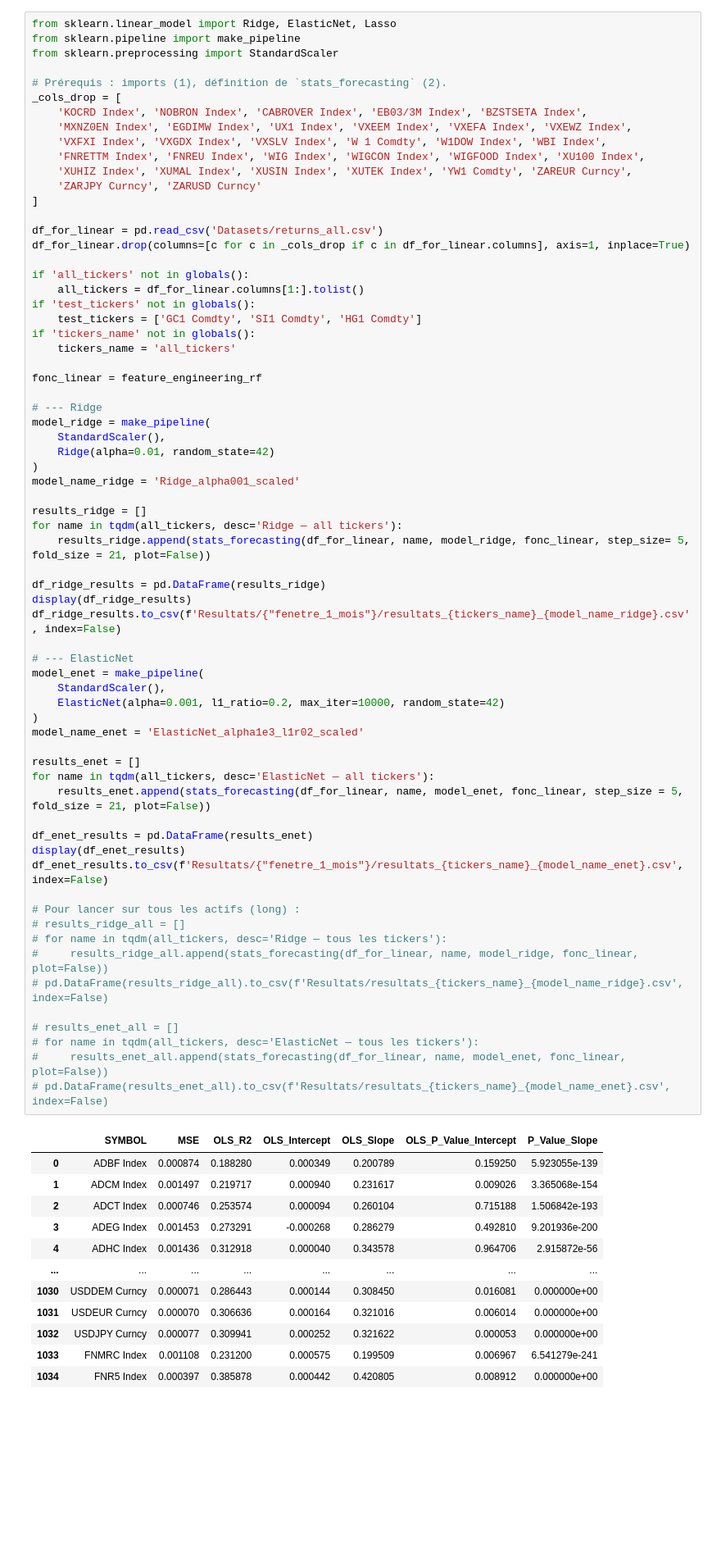
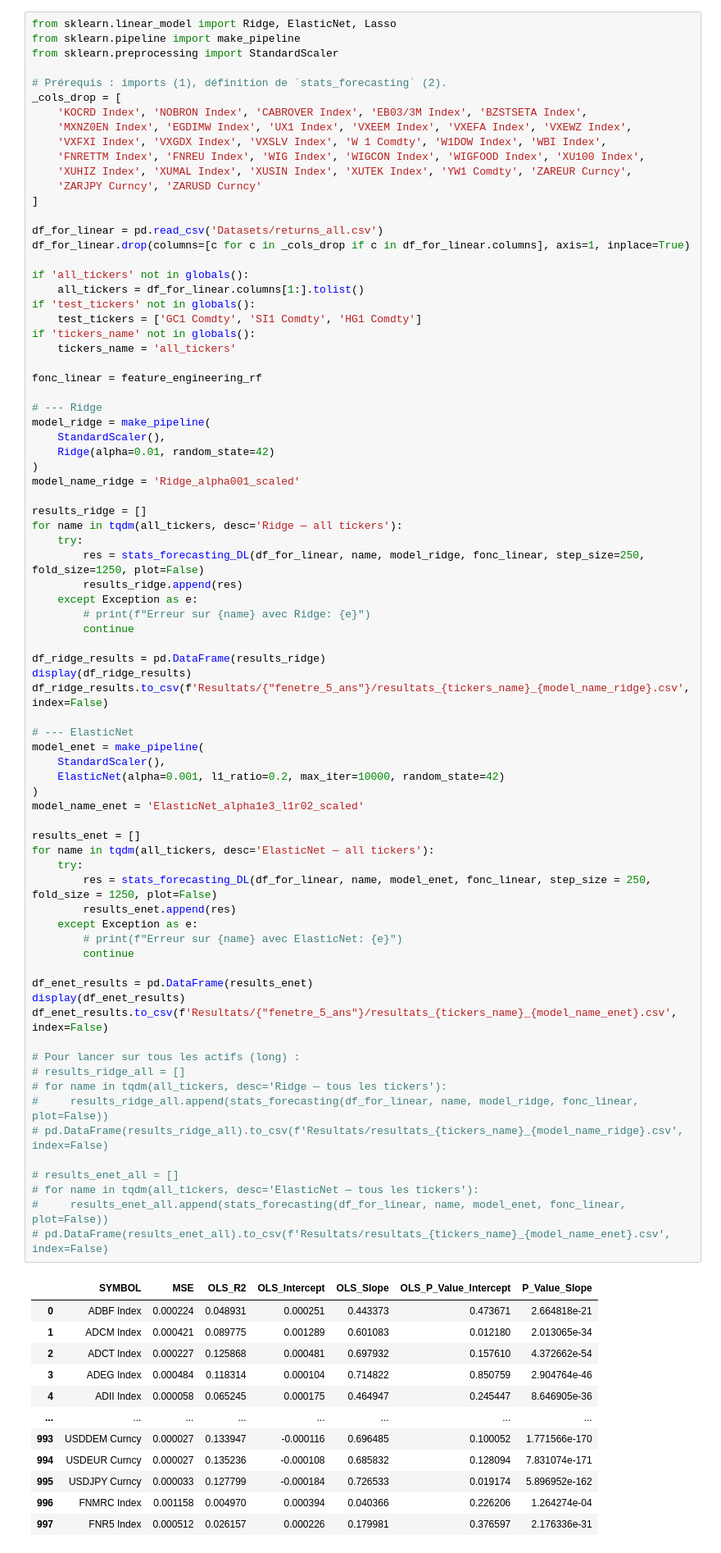
Before and after one commit to dianemans/time-series-pred, a Jupyter notebook: nb_clean_samy.ipynb, the cells around one changed output. Shown at 82% size. Saved outputs shown, nothing was run; the diff lists cells and outputs as text; blank space fills up the shorter version.

```diff
--- a/nb_clean_samy.ipynb
+++ b/nb_clean_samy.ipynb
@@ -376,47 +569,57 @@ model_name_ridge = 'Ridge_alpha001_scaled'
 
 results_ridge = []
 for name in tqdm(all_tickers, desc='Ridge — all tickers'):
-    results_ridge.append(stats_forecasting(df_for_linear, name, model_ridge, fonc_linear, step_size= 5, fold_size = 21, plot=False))
+    try:
+        res = stats_forecasting_DL(df_for_linear, name, model_ridge, fonc_linear, step_size=250, fold_size=1250, plot=False)
+        results_ridge.append(res)
+    except Exception as e:
+        # print(f"Erreur sur {name} avec Ridge: {e}")
+        continue
 
 df_ridge_results = pd.DataFrame(results_ridge)
 display(df_ridge_results)
-df_ridge_results.to_csv(f'Resultats/{"fenetre_1_mois"}/resultats_{tickers_name}_{model_name_ridge}.csv', index=False)
+df_ridge_results.to_csv(f'Resultats/{"fenetre_5_ans"}/resultats_{tickers_name}_{model_name_ridge}.csv', index=False)
 
 # --- ElasticNet
 model_enet = make_pipeline(
     StandardScaler(),
     ElasticNet(alpha=0.001, l1_ratio=0.2, max_iter=10000, random_state=42)
 )
 model_name_enet = 'ElasticNet_alpha1e3_l1r02_scaled'
 
 results_enet = []
 for name in tqdm(all_tickers, desc='ElasticNet — all tickers'):
-    results_enet.append(stats_forecasting(df_for_linear, name, model_enet, fonc_linear, step_size = 5, fold_size = 21, plot=False))
+    try:
+        res = stats_forecasting_DL(df_for_linear, name, model_enet, fonc_linear, step_size = 250, fold_size = 1250, plot=False)
+        results_enet.append(res)
+    except Exception as e:
+        # print(f"Erreur sur {name} avec ElasticNet: {e}")
+        continue
 
 df_enet_results = pd.DataFrame(results_enet)
 display(df_enet_results)
-df_enet_results.to_csv(f'Resultats/{"fenetre_1_mois"}/resultats_{tickers_name}_{model_name_enet}.csv', index=False)
+df_enet_results.to_csv(f'Resultats/{"fenetre_5_ans"}/resultats_{tickers_name}_{model_name_enet}.csv', index=False)
 
 # Pour lancer sur tous les actifs (long) :
 # results_ridge_all = []
 # for name in tqdm(all_tickers, desc='Ridge — tous les tickers'):
 #     results_ridge_all.append(stats_forecasting(df_for_linear, name, model_ridge, fonc_linear, plot=False))
 # pd.DataFrame(results_ridge_all).to_csv(f'Resultats/resultats_{tickers_name}_{model_name_ridge}.csv', index=False)
 
 # results_enet_all = []
 # for name in tqdm(all_tickers, desc='ElasticNet — tous les tickers'):
 #     results_enet_all.append(stats_forecasting(df_for_linear, name, model_enet, fonc_linear, plot=False))
 # pd.DataFrame(results_enet_all).to_csv(f'Resultats/resultats_{tickers_name}_{model_name_enet}.csv', index=False)
 # %% [output]
 |  | SYMBOL | MSE | OLS_R2 | OLS_Intercept | OLS_Slope | OLS_P_Value_Intercept | P_Value_Slope |
-| 0 | ADBF Index | 0.000874 | 0.188280 | 0.000349 | 0.200789 | 0.159250 | 5.923055e-139 |
-| 1 | ADCM Index | 0.001497 | 0.219717 | 0.000940 | 0.231617 | 0.009026 | 3.365068e-154 |
-| 2 | ADCT Index | 0.000746 | 0.253574 | 0.000094 | 0.260104 | 0.715188 | 1.506842e-193 |
-| 3 | ADEG Index | 0.001453 | 0.273291 | -0.000268 | 0.286279 | 0.492810 | 9.201936e-200 |
-| 4 | ADHC Index | 0.001436 | 0.312918 | 0.000040 | 0.343578 | 0.964706 | 2.915872e-56 |
+| 0 | ADBF Index | 0.000224 | 0.048931 | 0.000251 | 0.443373 | 0.473671 | 2.664818e-21 |
+| 1 | ADCM Index | 0.000421 | 0.089775 | 0.001289 | 0.601083 | 0.012180 | 2.013065e-34 |
+| 2 | ADCT Index | 0.000227 | 0.125868 | 0.000481 | 0.697932 | 0.157610 | 4.372662e-54 |
+| 3 | ADEG Index | 0.000484 | 0.118314 | 0.000104 | 0.714822 | 0.850759 | 2.904764e-46 |
+| 4 | ADII Index | 0.000058 | 0.065245 | 0.000175 | 0.464947 | 0.245447 | 8.646905e-36 |
 | ... | ... | ... | ... | ... | ... | ... | ... |
-| 1030 | USDDEM Curncy | 0.000071 | 0.286443 | 0.000144 | 0.308450 | 0.016081 | 0.000000e+00 |
-| 1031 | USDEUR Curncy | 0.000070 | 0.306636 | 0.000164 | 0.321016 | 0.006014 | 0.000000e+00 |
-| 1032 | USDJPY Curncy | 0.000077 | 0.309941 | 0.000252 | 0.321622 | 0.000053 | 0.000000e+00 |
-| 1033 | FNMRC Index | 0.001108 | 0.231200 | 0.000575 | 0.199509 | 0.006967 | 6.541279e-241 |
-| 1034 | FNR5 Index | 0.000397 | 0.385878 | 0.000442 | 0.420805 | 0.008912 | 0.000000e+00 |
+| 993 | USDDEM Curncy | 0.000027 | 0.133947 | -0.000116 | 0.696485 | 0.100052 | 1.771566e-170 |
+| 994 | USDEUR Curncy | 0.000027 | 0.135236 | -0.000108 | 0.685832 | 0.128094 | 7.831074e-171 |
+| 995 | USDJPY Curncy | 0.000033 | 0.127799 | -0.000184 | 0.726533 | 0.019174 | 5.896952e-162 |
+| 996 | FNMRC Index | 0.001158 | 0.004970 | 0.000394 | 0.040366 | 0.226206 | 1.264274e-04 |
+| 997 | FNR5 Index | 0.000512 | 0.026157 | 0.000226 | 0.179981 | 0.376597 | 2.176336e-31 |
```
Also changed, not shown: parts of 12 cells of this notebook, 2 other files.
